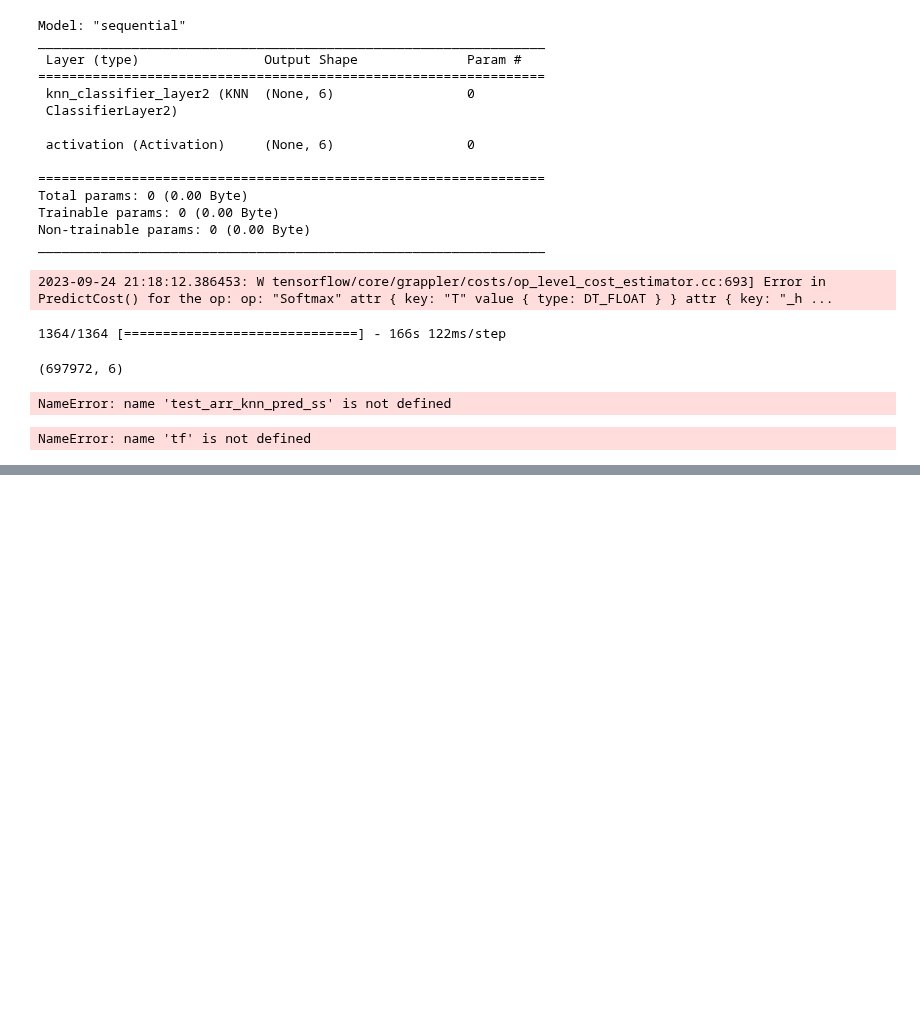
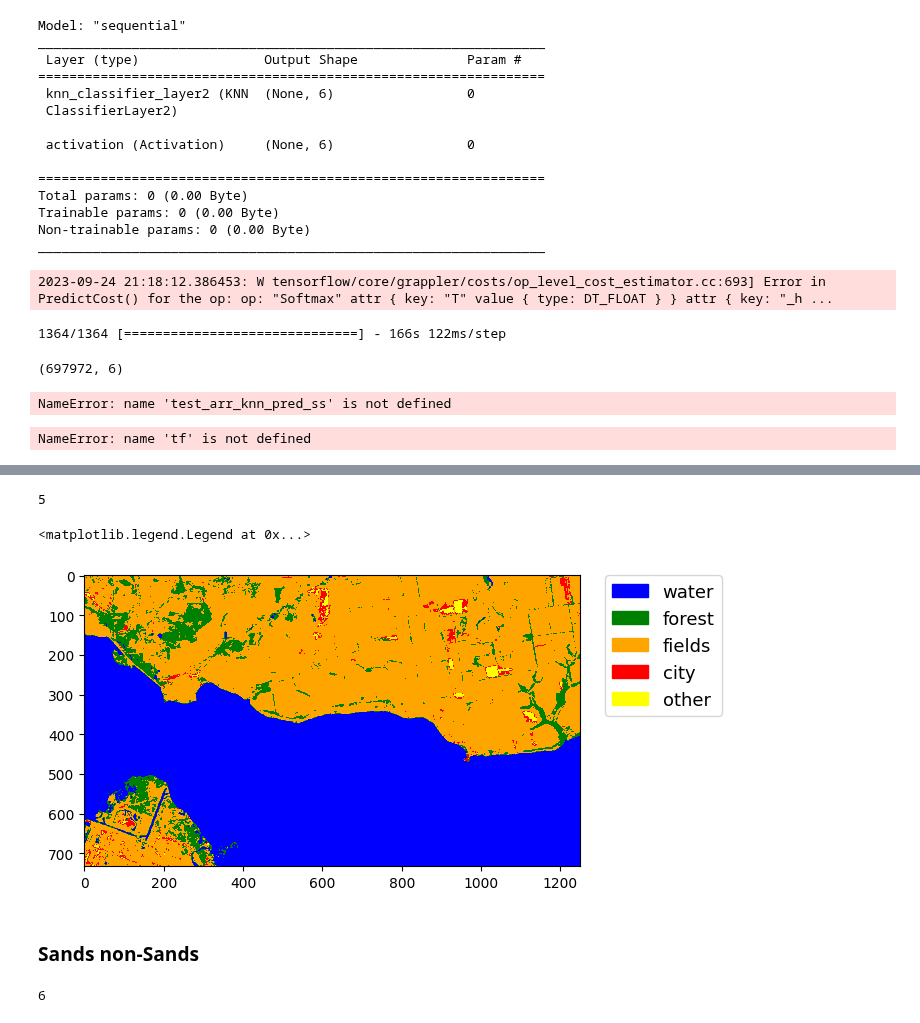
Before and after one commit to angpysha/Satellite_Imagery_Analysis, a Jupyter notebook: Classification/dataset_6_keras.ipynb, the cells around one changed output, grey strips where cells are left out. Cells and saved outputs as stored; diff of their text form; code cells hidden in the pictures; blank space fills up the shorter version.

```diff
--- a/Classification/dataset_6_keras.ipynb
+++ b/Classification/dataset_6_keras.ipynb
@@ -986,0 +1543,30 @@ NameError: name 'tf' is not defined
+# %%
+other_idxs_4 = np.setdiff1d(np.arange(nb_binary_pic_1_cat.shape[0]), pic_idx_to_exclude_4)
+# %%
+combined_vec_4[other_idxs_4] = pic_prediction_4_cat
+# %%
+combined_vec_4 = combined_vec_4 + 1
+# %%
+combined_vec_4_pic = combined_vec_4.reshape(733,1250)
+# %%
+combined_vec_4_pic.max()
+# %% [output]
+5
+# %%
+from matplotlib.colors import ListedColormap
+import earthpy.plot as ep
+import matplotlib.pyplot as plt
+
+# im = ep.plot_bands(nb_binary_pic_1_pic,
+#                    vmin=1, vmax=6,
+#               cmap=ListedColormap(['green', 'purple', 'orange', 'blue', 'yellow','red']))
+#ep.make_col_list()
+im = plt.imshow(combined_vec_4_pic,
+           vmin=1,vmax=6,
+               cmap=ListedColormap(['blue', 'green', 'orange', 'red', 'yellow','brown']))
+ep.draw_legend(im_ax = im, titles = ["water","forest", "fields", "city", "other"])
+# %% [output]
+<matplotlib.legend.Legend at 0x...>
+[figure, added]
+# %% [markdown]
+### Sands non-Sands
@@ -986,0 +1576,8 @@ NameError: name 'tf' is not defined
+# %%
+index_to_exclude_train_5 = np.concatenate([y_traint_cities_idx, index_to_exclude_train_4])
+x_train_5 = np.delete(x_train_111, index_to_exclude_train_5, axis=0)
+y_train_5 = np.delete(y_train_111, index_to_exclude_train_5, axis=0)
+y_train_5_cat = np.argmax(y_train_5, axis=-1)
+y_train_5_cat.max()
+# %% [output]
+6
```
Also changed, not shown: parts of 221 cells of this notebook, 1 other file.
